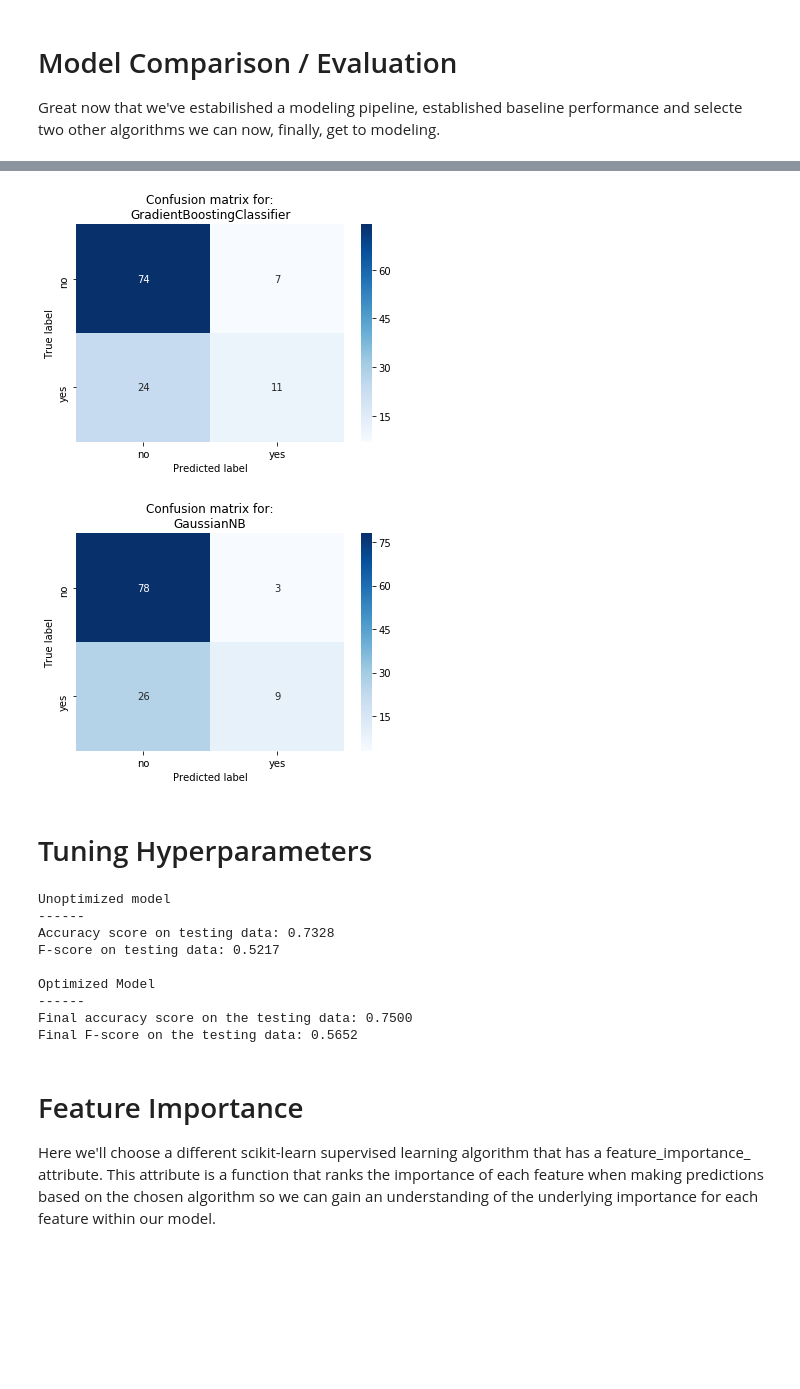
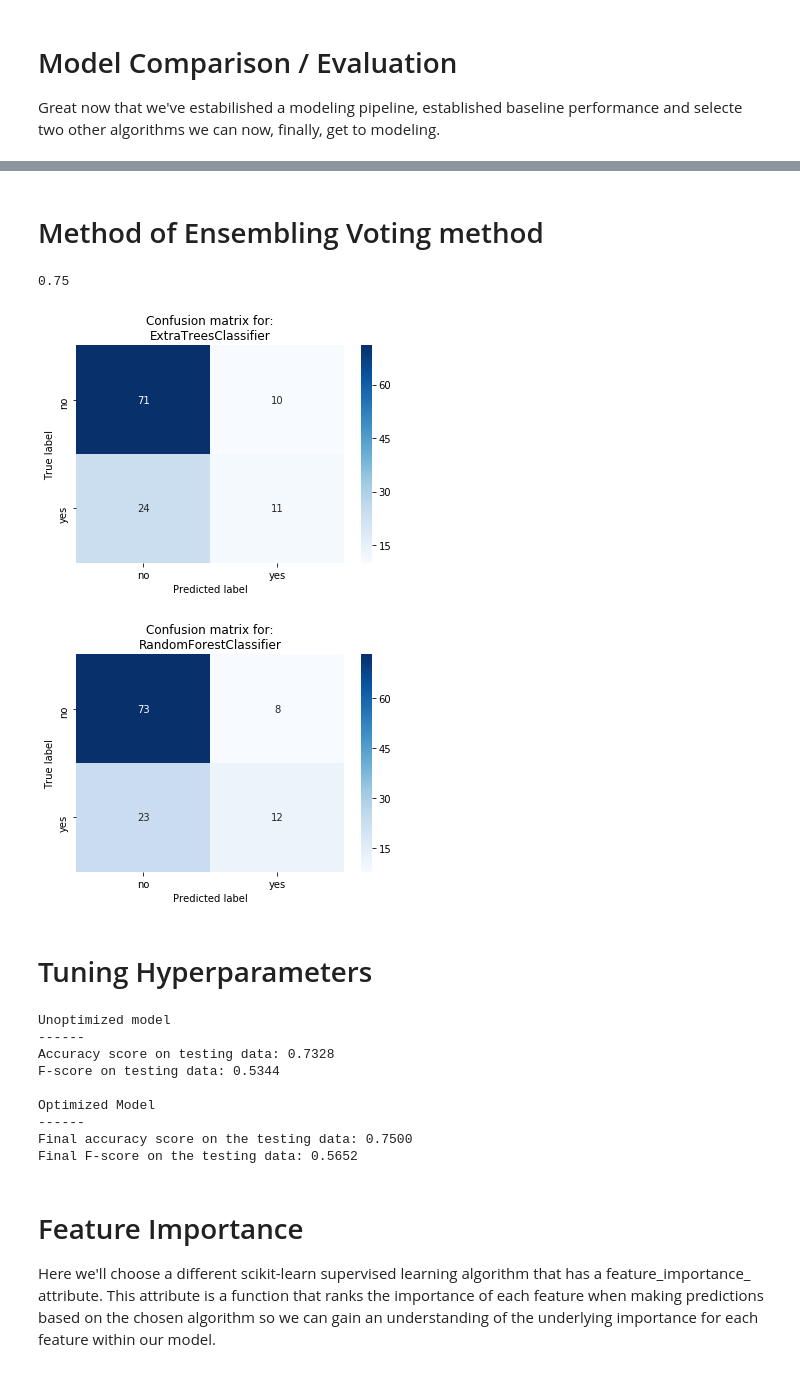
Before and after one commit to arnavkundu/blooddonate, a Jupyter notebook: BloodDonate/Blood Donate.ipynb, the cells around one changed output, grey strips where cells are left out. Drawn from its saved outputs; the diff is of its cells as text; code cells hidden in the pictures; blank space fills up the shorter version.

Commit message:
Added Ensembling approach

```diff
--- a/BloodDonate/Blood Donate.ipynb
+++ b/BloodDonate/Blood Donate.ipynb
@@ -80,10 +107,10 @@ After implementing our log transformation, it's good practice to perform scaling
 # %%
-from sklearn.preprocessing import MinMaxScaler
+#from sklearn.preprocessing import MinMaxScaler
 
 # Initialize a scaler, then apply it to the features
-scaler = MinMaxScaler()
-numerical = ['Months since Last Donation' , 'Number of Donations', 'Total Volume Donated (c.c.)' , 'Months since First Donation']
-features_raw[numerical] = scaler.fit_transform(train[numerical])
+#scaler = MinMaxScaler()
+#numerical = ['Months since Last Donation' , 'Number of Donations', 'Total Volume Donated (c.c.)' , 'Months since First Donation']
+#features_raw[numerical] = scaler.fit_transform(train[numerical])
 
 # Show an example of a record with scaling applied
-display(features_raw.head(1))
+#display(features_raw.head(1))
@@ -193,17 +219,20 @@ Great now that we've estabilished a modeling pipeline, established baseline perf
 from sklearn.naive_bayes import GaussianNB
 from sklearn.svm import SVC
 from sklearn.linear_model import LogisticRegression
-from sklearn.ensemble import RandomForestClassifier, ExtraTreesClassifier
+from sklearn.ensemble import RandomForestClassifier, ExtraTreesClassifier, GradientBoostingClassifier
 from sklearn.ensemble import AdaBoostClassifier
+from sklearn.naive_bayes import MultinomialNB
 
 #2 creating classifier
 # Initialize the 5 models
 clf_A = GaussianNB()
-clf_B = LogisticRegression(random_state = 0)
-clf_C = RandomForestClassifier(random_state = 0)
-clf_D = AdaBoostClassifier(random_state=1)
+clf_B = LogisticRegression(random_state = 1)
+clf_C = RandomForestClassifier(random_state = 1)
+clf_D = AdaBoostClassifier(random_state= 1)
 clf_E = SVC(random_state=1)
-clf_W = GradientBoostingClassifier(random_state=10)
+clf_W = GradientBoostingClassifier(random_state= 1)
+clf_X = MultinomialNB()
+clf_Y = ExtraTreesClassifier(n_estimators=10, n_jobs=7, criterion='entropy')
 
 
 
@@ -214,7 +243,7 @@ samples_100 = X_train.shape[0]; samples_100 = int(samples_100)
 
 # Collect results on the learners
 results = {}
-for clf in [clf_A, clf_B, clf_C, clf_D, clf_E, clf_W]:
+for clf in [clf_A, clf_B, clf_C, clf_D, clf_E, clf_W, clf_X, clf_Y]:
     clf_name = clf.__class__.__name__
     results[clf_name] = {}
     for i, samples in enumerate([samples_1, samples_10, samples_100]):
@@ -296,10 +325,37 @@ GradientBoostingClassifier
+# %% [markdown]
+# Method of Ensembling Voting method
+# %%
+# Voting Ensemble for Classification
+import pandas
+from sklearn import model_selection
+from sklearn.linear_model import LogisticRegression
+from sklearn.tree import DecisionTreeClassifier
+from sklearn.svm import SVC
+from sklearn.ensemble import VotingClassifier
+
+seed = 7
+kfold = model_selection.KFold(n_splits=10, random_state=0)
+# create the sub models
+estimators = []
+model1 = clf_A
+estimators.append(('linear', model1))
+model2 = clf_C
+estimators.append(('rfc', model2))
+model3 = clf_W
+estimators.append(('gb', model3))
+# create the ensemble model
+ensemble = VotingClassifier(estimators)
+results = model_selection.cross_val_score(ensemble, X_test, y_test, cv=kfold)
+print(results.mean())
+# %% [output]
+0.75
 # %%
 from sklearn.metrics import confusion_matrix
 import seaborn as sns
 import matplotlib.pyplot as plt
 
 # Compute confusion matrix for a model
-model = clf_W
+model = clf_Y
 cm = confusion_matrix(y_test.values, model.predict(X_test))
 
 # view with a heatmap
@@ -308,18 +364,18 @@ plt.ylabel('True label')
 plt.xlabel('Predicted label')
 plt.title('Confusion matrix for:\n{}'.format(model.__class__.__name__));
 # %% [output]
-[figure, old version]
+[figure, new version]
 # %%
-model = clf_A
+model = clf_C
 cm = confusion_matrix(y_test.values, model.predict(X_test))
 
 # view with a heatmap
 sns.heatmap(cm, annot=True, cmap='Blues', xticklabels=['no', 'yes'], yticklabels=['no', 'yes'])
 plt.ylabel('True label')
 plt.xlabel('Predicted label')
 plt.title('Confusion matrix for:\n{}'.format(model.__class__.__name__));
 # %% [output]
-[figure, old version]
+[figure, new version]
 # %% [markdown]
 # Tuning Hyperparameters
 # %%
@@ -368,7 +424,7 @@ print "Final F-score on the testing data: {:.4f}".format(fbeta_score(y_test, bes
 Unoptimized model
 ------
 Accuracy score on testing data: 0.7328
-F-score on testing data: 0.5217
+F-score on testing data: 0.5344
 
 Optimized Model
 ------
```
Also changed, not shown: parts of 16 cells of this notebook, 3 other files.
